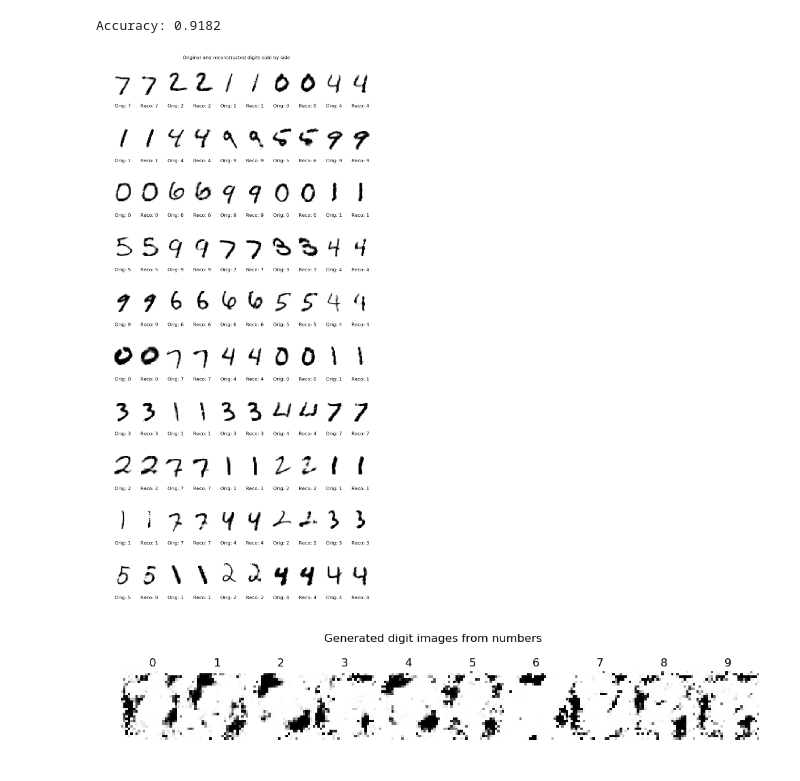
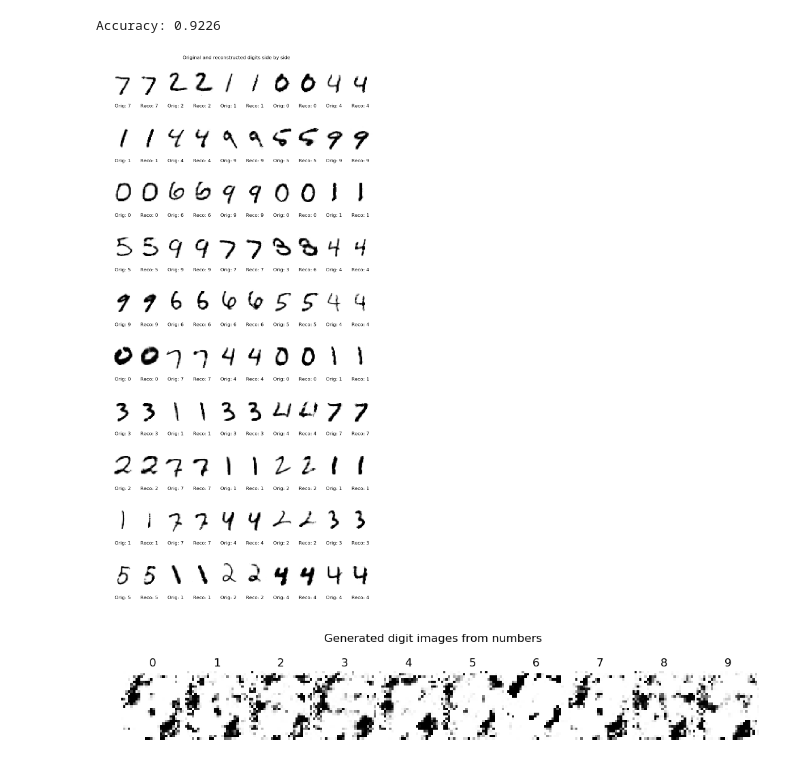
Before and after one commit to 2015xli/RBM, a Jupyter notebook: classification-and-generation.ipynb, the cells around one changed output. Cells and saved outputs as stored; diff of their text form; code cells hidden in the pictures.

```diff
--- a/classification-and-generation.ipynb
+++ b/classification-and-generation.ipynb
@@ -3,8 +3,8 @@
 
 class Classification_Generation(RBM):
     # n_k is the number of classes
-    def __init__(self, n_x, n_k, n_h, W=None, b=None, c=None, k=1, learning=0.1):
-        super().__init__(n_x+n_k, n_h, W=None, b=None, c=None, k=1, learning=0.1)
+    def __init__(self, n_x, n_k, n_h, W=None, b=None, c=None, k=1):
+        super().__init__(n_x+n_k, n_h, W=None, b=None, c=None, k=1)
         self.n_x = n_x
         self.n_k = n_k
         return
@@ -50,10 +50,13 @@ class Classification_Generation(RBM):
 
         return vp.flatten()[:-n_k]
 # %%
+# testing of the RBM Classification_Generation code above
+
 %run "mnist.ipynb"
 import matplotlib as mpl
 import matplotlib.pyplot as plt
 from mpl_toolkits.axes_grid1 import Grid
+import math
 
 class MNIST_RBM:
     def __init__(self, folder="../convolution-network"):
@@ -61,17 +64,19 @@ class MNIST_RBM:
         self.test_input = MnistInput("test", folder)
         self.rbm = None
 
-    def train(self, train_size=-1, n_epoch=50, batch_size=10, learning=0.01):
+    def train(self, train_size=-1, n_epoch=100, batch_size=10, learning=0.1):
         d = 28
         n_x = d*d; n_k = 10; n_h = d*10+1
-        self.rbm = Classification_Generation(n_x, n_k, n_h, learning)
+        self.rbm = Classification_Generation(n_x, n_k, n_h)
         n_ep = 0
         n_x = 0
         X = []
         Y = []
         batch_size = batch_size if batch_size > 0 else 100
         n_epoch = n_epoch if n_epoch > 0 else 1
+        startrate = learning
         for i in range(n_epoch):
+            learning = startrate * math.pow(0.1, i//50)
             for x, y in self.train_input.read(train_size):
                 n_x += 1
                 X.append(x)
@@ -80,7 +85,7 @@ class MNIST_RBM:
                     X = np.array(X).reshape(batch_size, -1) > 30
                     X = X * 1 # make bool into number
                     V = self.rbm.convert_input(X, np.array(Y))
-                    self.rbm.contrastive_divergence(V)
+                    self.rbm.contrastive_divergence(V, learning)
                     n_x = 0
                     X = []
                     Y = []
@@ -158,15 +163,15 @@ class MNIST_RBM:
         return
 # %%
 
-rbm = None
+mnist = None
 if __name__ == "__main__" and '__file__' not in globals():
     np.seterr(all='raise')
-    rbm = MNIST_RBM()
-    rbm.train()
+    mnist = MNIST_RBM()
+    mnist.train()
     plt.close('all')
-    rbm.classify()
-    rbm.generate()
+    mnist.classify()
+    mnist.generate()
 # %% [output]
-Accuracy: 0.9182
+Accuracy: 0.9226
-[figure, old version]
+[figure, new version]
-[figure, old version]
+[figure, new version]
```
Also changed, not shown: 1 other file.
